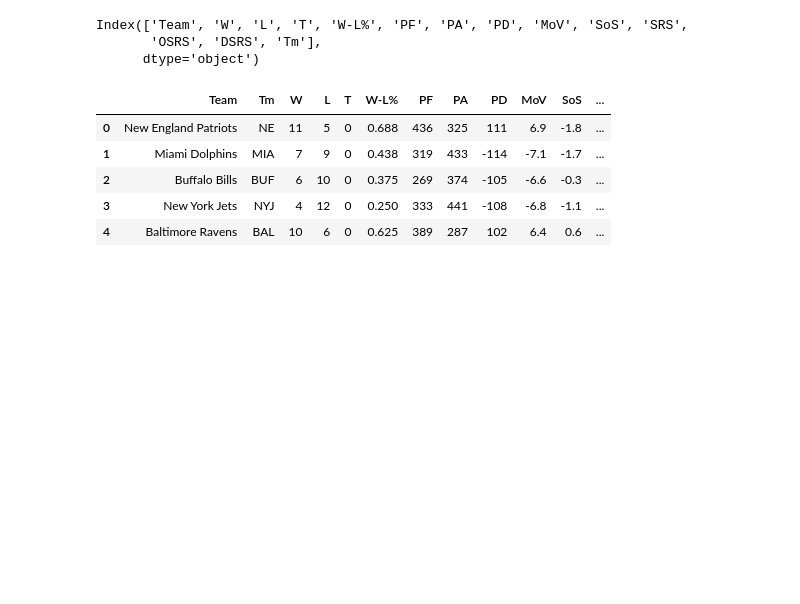
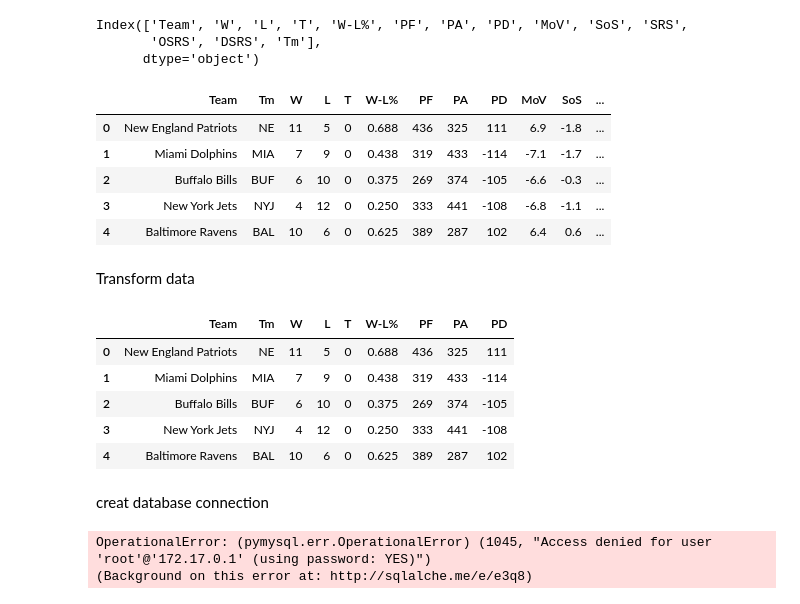
Before and after one commit to arubalcaba001/NFLData-Project2, a Jupyter notebook: code/nfl_team_data.ipynb, the cells around one changed output. Drawn from its saved outputs; the diff is of its cells as text; code cells hidden in the pictures; blank space fills up the shorter version.

Commit message:
finished data for team before load part

```diff
--- a/code/Untitled.ipynb
+++ b/code/nfl_team_data.ipynb
@@ -127,3 +130,17 @@ team_df.head()
 | 2 | Buffalo Bills | BUF | 6 | 10 | 0 | 0.375 | 269 | 374 | -105 | -6.6 | -0.3 | ... |
 | 3 | New York Jets | NYJ | 4 | 12 | 0 | 0.250 | 333 | 441 | -108 | -6.8 | -1.1 | ... |
 | 4 | Baltimore Ravens | BAL | 10 | 6 | 0 | 0.625 | 389 | 287 | 102 | 6.4 | 0.6 | ... |
+# %% [markdown]
+Transform data
+# %%
+team_df = team_df[['Team', 'Tm', 'W', 'L', 'T', 'W-L%', 'PF', 'PA', 'PD']].copy()
+team_df.head()
+# %% [output]
+|  | Team | Tm | W | L | T | W-L% | PF | PA | PD |
+| 0 | New England Patriots | NE | 11 | 5 | 0 | 0.688 | 436 | 325 | 111 |
+| 1 | Miami Dolphins | MIA | 7 | 9 | 0 | 0.438 | 319 | 433 | -114 |
+| 2 | Buffalo Bills | BUF | 6 | 10 | 0 | 0.375 | 269 | 374 | -105 |
+| 3 | New York Jets | NYJ | 4 | 12 | 0 | 0.250 | 333 | 441 | -108 |
+| 4 | Baltimore Ravens | BAL | 10 | 6 | 0 | 0.625 | 389 | 287 | 102 |
+# %% [markdown]
+creat database connection
@@ -129,0 +150,5 @@ team_df.head()
+# %%
+engine.table_names()
+# %% [output]
+OperationalError: (pymysql.err.OperationalError) (1045, "Access denied for user 'root'@'172.17.0.1' (using password: YES)")
+(Background on this error at: http://sqlalche.me/e/e3q8)
```
Also changed, not shown: parts of 2 cells of this notebook, 2 other files.
